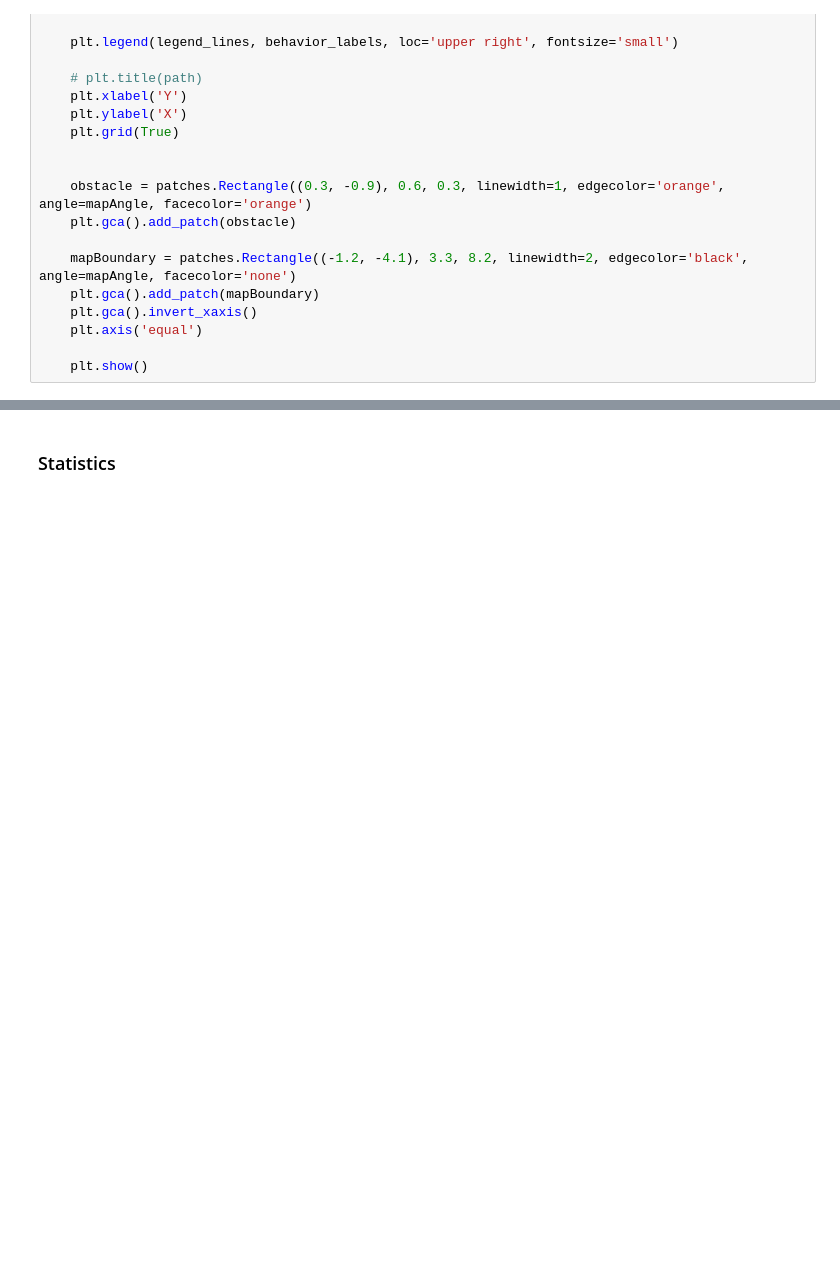
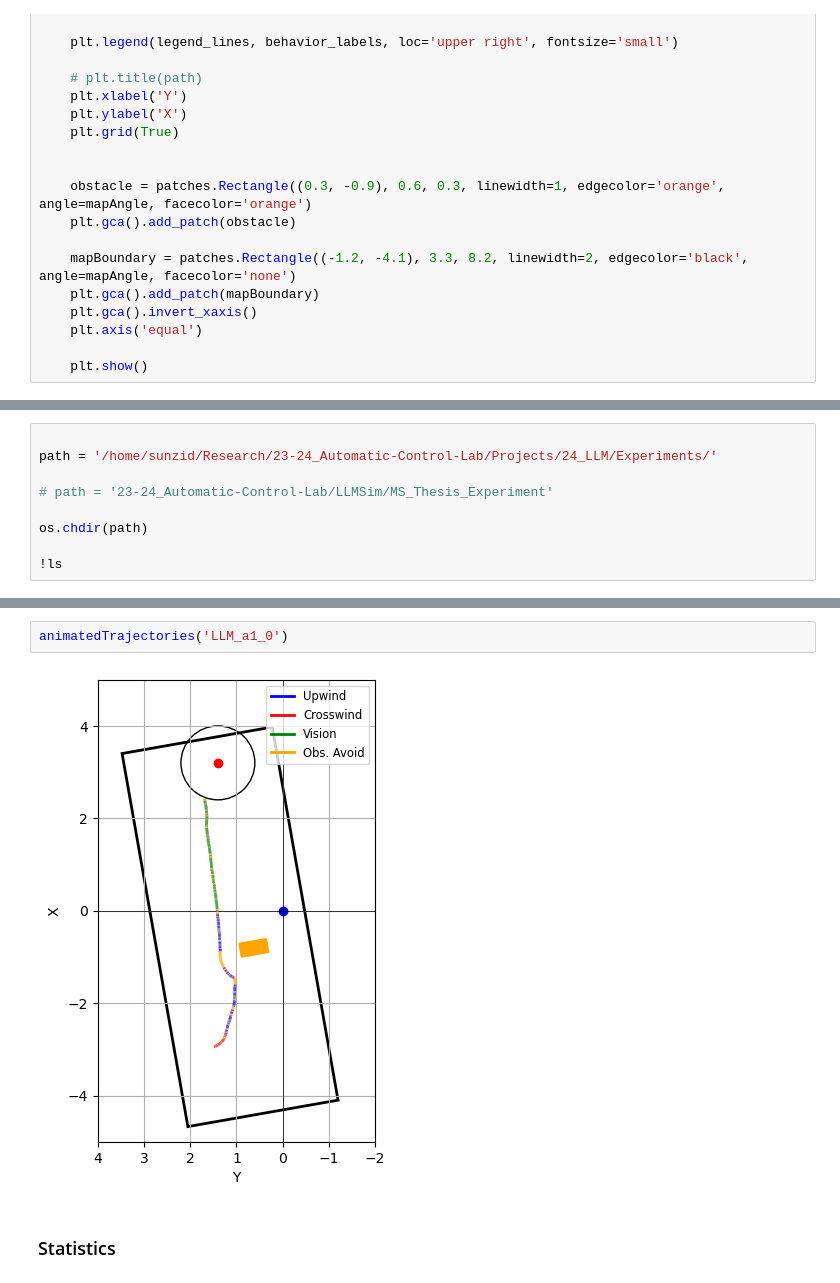
Before and after one commit to SunzidHassan/Research, a Jupyter notebook: 23-24_Automatic-Control-Lab/Projects/24_LLM/LLM.ipynb, the cells around one changed output, grey strips where cells are left out. Saved outputs shown, nothing was run; the diff lists cells and outputs as text; blank space fills up the shorter version.

```diff
--- a/23-24_Automatic-Control-Lab/Projects/24_LLM/LLM.ipynb
+++ b/23-24_Automatic-Control-Lab/Projects/24_LLM/LLM.ipynb
@@ -1469,0 +1437,9 @@ combinedTrajectories("LLM_a2_4")
+# %%
+
+path = '/home/sunzid/Research/23-24_Automatic-Control-Lab/Projects/24_LLM/Experiments/'
+
+# path = '23-24_Automatic-Control-Lab/LLMSim/MS_Thesis_Experiment'
+
+os.chdir(path)
+
+!ls
@@ -1470,3 +1704,7 @@ combinedTrajectories("LLM_a2_4")
+# %%
+animatedTrajectories('LLM_a1_0')
+# %% [output]
+[figure, added]
 # %% [markdown]
 ### Statistics
 # %%
```
Also changed, not shown: parts of 24 cells of this notebook, 20 other files.
